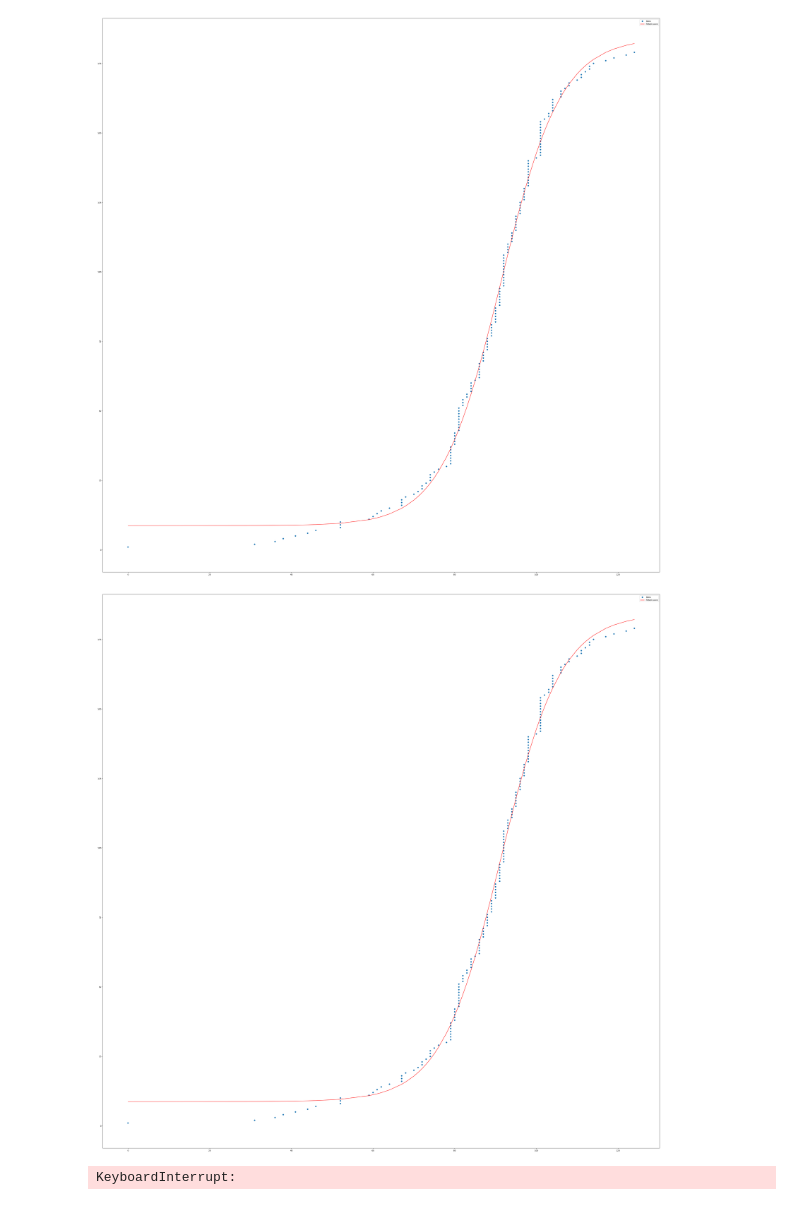
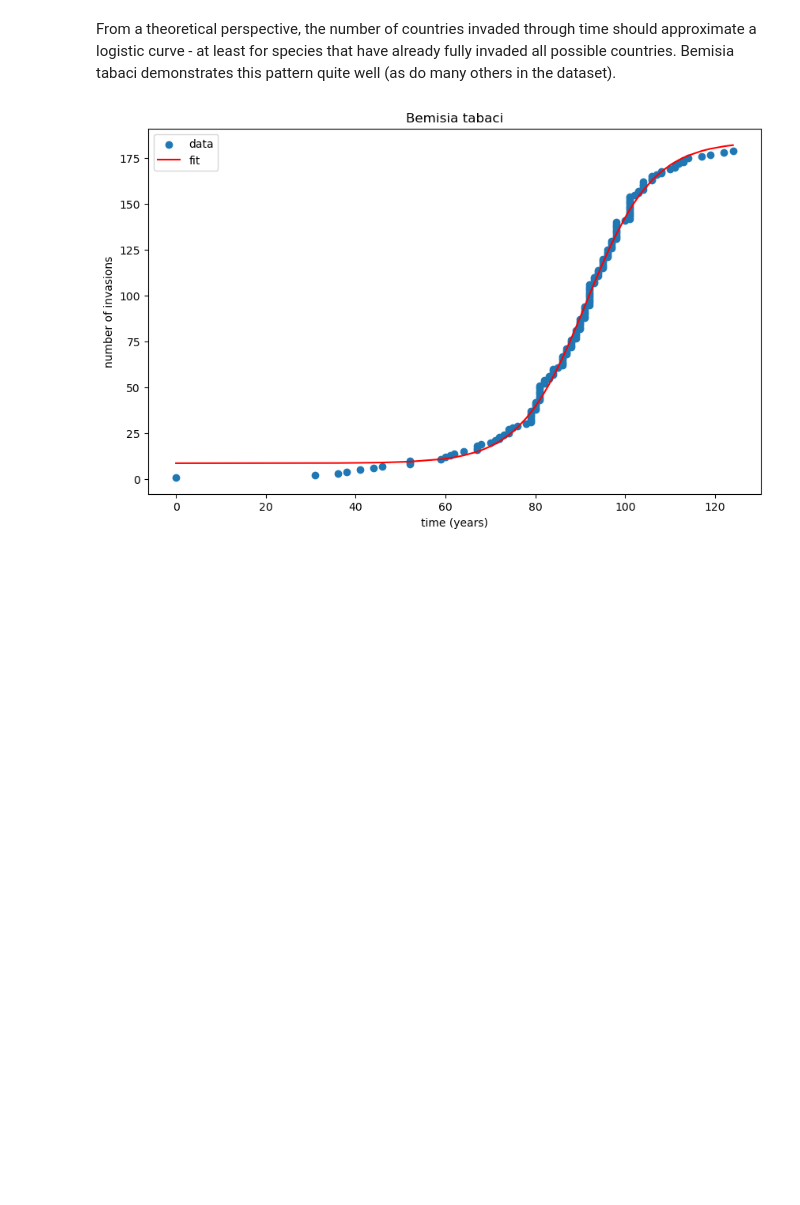
Before and after one commit to ThomWorm/CarryingCapacityLabMeeting, a Jupyter notebook: lab_meeting.ipynb, the cells around one changed output. Saved outputs shown, nothing was run; the diff lists cells and outputs as text; code cells hidden in the pictures; blank space fills up the shorter version.

```diff
--- a/lab_meeting.ipynb
+++ b/lab_meeting.ipynb
@@ -10,38 +56,7 @@ master_sequence_nn = master_sequence_nn[master_sequence_nn['non_native_observed_
-# %%
-log_curve_dict = {}
-
-for species in master_sequence_nn['species_name'].unique():
-    bemisia_df = master_sequence_nn[master_sequence_nn['species_name'] == 'Bemisia tabaci']
-
-    from scipy.optimize import curve_fit
-    %matplotlib inline
-    plt.figure()
-
-    time=bemisia_df['t_after_first_recorded_invasion']
-    num_inv=bemisia_df['num_invasions']
-
-    def logcurve(x, a, b, c, d):
-        """
-        Logistic function with parameters a, b, c, d
-        a is the curve's maximum value
-        b is an offset value
-        c is the logistic growth rate or steepness of the curve
-        d is the x value of the sigmoid's midpoint
-        """
-        return a / (1. + np.exp(-c * (x - d))) + b
-
-    x = np.arange(0, len(num_inv))
-    #fit logistic curve to data num_inv and time
-    popt, pcov = curve_fit(logcurve, time, num_inv, p0=[max(num_inv) , 0, 0.1, 20], maxfev=100000)
-    #plot data and fitted curve
-    plt.scatter(time, num_inv, label='Data')
-    plt.plot(time, logcurve(time, *popt), 'r-', label='Fitted curve')
-    plt.legend(loc='best')
-    #increase plot size
-    plt.rcParams["figure.figsize"] = (50,50)
-
-    plt.show()
-# %% [output]
-[figure, removed]
-[figure, removed]
-KeyboardInterrupt:
+# %% [markdown]
+From a theoretical perspective, the number of countries invaded through time should approximate a logistic curve - at least for species that have already fully invaded all possible countries.
+Bemisia tabaci demonstrates this pattern quite well (as do many others in the dataset).
+# %%
+plot_curve(*fit_curve('Bemisia tabaci'))
+# %% [output]
+[figure, added]
```
Also changed, not shown: parts of 9 cells of this notebook, 1 other file.
